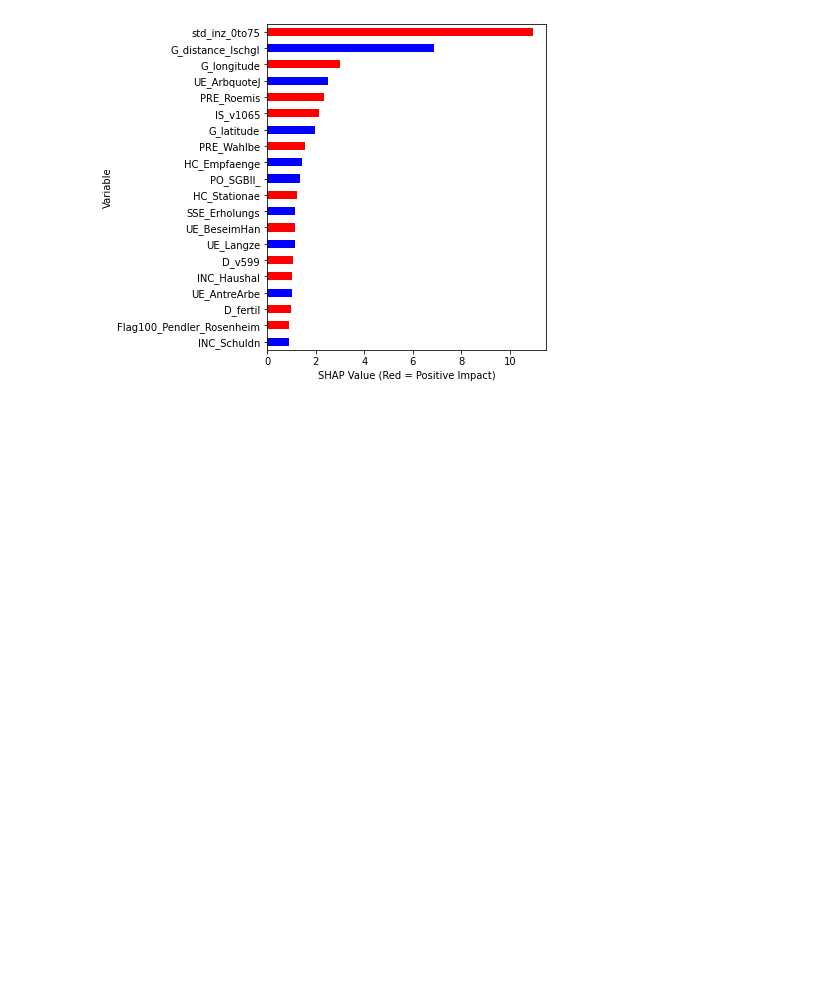
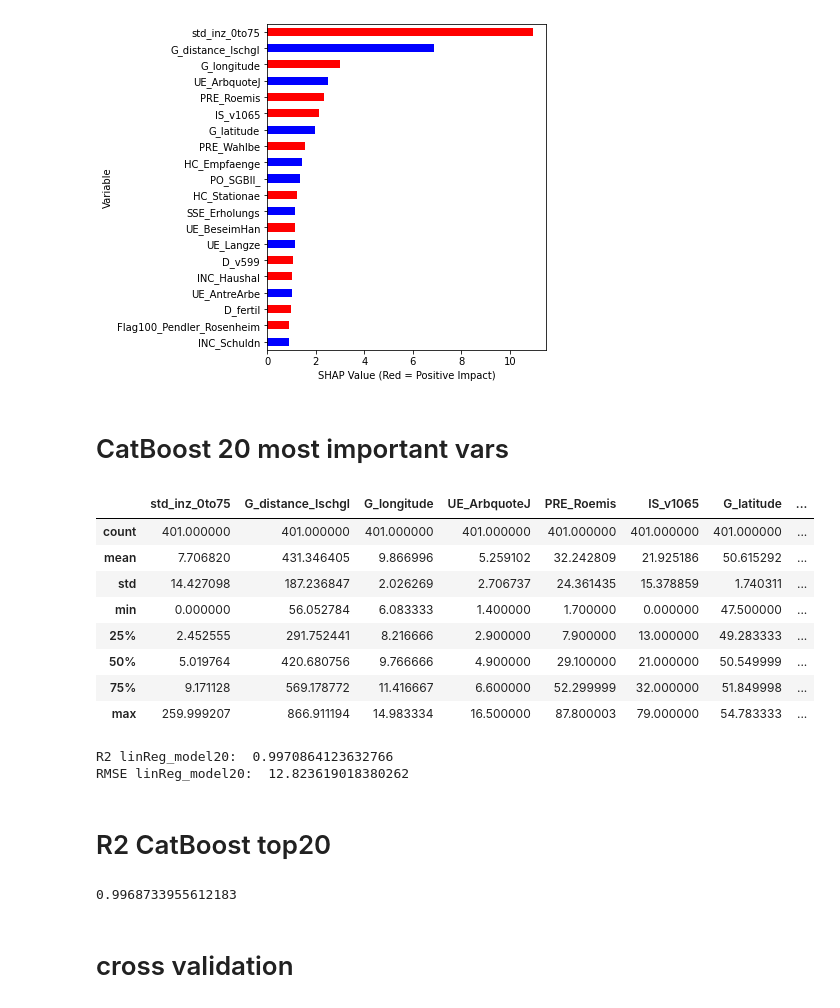
Before and after one commit to data-cr/covid19, a Jupyter notebook: SHAP_75to91.ipynb, the cells around one changed output. Saved outputs shown, nothing was run; the diff lists cells and outputs as text; code cells hidden in the pictures; blank space fills up the shorter version.

```diff
--- a/SHAP_75to91.ipynb
+++ b/SHAP_75to91.ipynb
@@ -205,3 +192,24 @@ ABS_SHAP(shap_values_cb,X)
 invalid value encountered in true_divide
 invalid value encountered in true_divide
 [figure]
+# %% [markdown]
+# CatBoost 20 most important vars
+# %%
+f = len(X.columns)
+l = f-21
+ll = f-11
+# %%
+top20feature = X.columns[np.argsort(np.abs(shap_values_cb).mean(0))][f:l:-1]
+top10feature = X.columns[np.argsort(np.abs(shap_values_cb).mean(0))][f:ll:-1]
+
+X[top20feature].describe()
+# %% [output]
+|  | std_inz_0to75 | G_distance_Ischgl | G_longitude | UE_ArbquoteJ | PRE_Roemis | IS_v1065 | G_latitude | ... |
+| count | 401.000000 | 401.000000 | 401.000000 | 401.000000 | 401.000000 | 401.000000 | 401.000000 | ... |
+| mean | 7.706820 | 431.346405 | 9.866996 | 5.259102 | 32.242809 | 21.925186 | 50.615292 | ... |
+| std | 14.427098 | 187.236847 | 2.026269 | 2.706737 | 24.361435 | 15.378859 | 1.740311 | ... |
+| min | 0.000000 | 56.052784 | 6.083333 | 1.400000 | 1.700000 | 0.000000 | 47.500000 | ... |
+| 25% | 2.452555 | 291.752441 | 8.216666 | 2.900000 | 7.900000 | 13.000000 | 49.283333 | ... |
+| 50% | 5.019764 | 420.680756 | 9.766666 | 4.900000 | 29.100000 | 21.000000 | 50.549999 | ... |
+| 75% | 9.171128 | 569.178772 | 11.416667 | 6.600000 | 52.299999 | 32.000000 | 51.849998 | ... |
+| max | 259.999207 | 866.911194 | 14.983334 | 16.500000 | 87.800003 | 79.000000 | 54.783333 | ... |
@@ -207,0 +229,24 @@ invalid value encountered in true_divide
+# %%
+# prediction
+preds20 = cb20.predict(train_pool20,
+                    prediction_type="RawFormulaVal"
+                  )
+#print(Y.dtype)
+preds20 = preds20.reshape(-1, 1)
+#print(preds20)
+from sklearn.linear_model import LinearRegression
+from sklearn import metrics
+reg20 = LinearRegression().fit(preds20, Y)
+print("R2 linReg_model20: ", reg.score(preds20, Y))
+print("RMSE linReg_model20: ",metrics.mean_squared_error(preds20, Y))
+# %% [output]
+R2 linReg_model20:  0.9970864123632766
+RMSE linReg_model20:  12.823619018380262
+# %% [markdown]
+# R2 CatBoost top20
+# %%
+cb20.score(X[top20feature], Y)
+# %% [output]
+0.9968733955612183
+# %% [markdown]
+# cross validation
```
Also changed, not shown: parts of 12 cells of this notebook, 4 other files.
